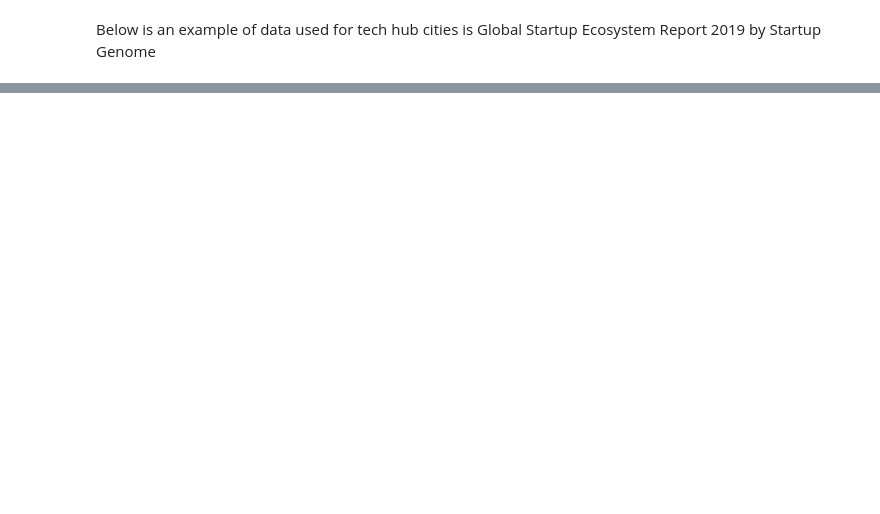
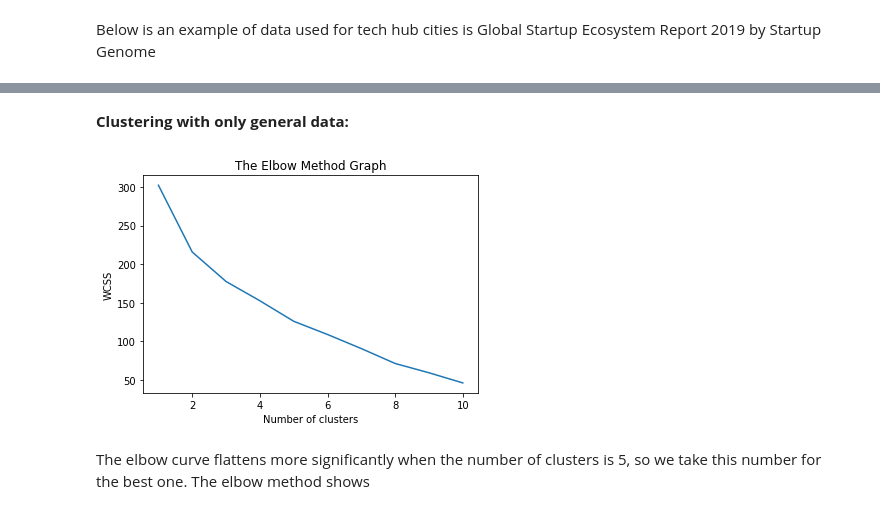
Before and after one commit to estoilkov/Coursera_Capstone, a Jupyter notebook: Capstone_Coursera_Final_Assignment.ipynb, the cells around one changed output, grey strips where cells are left out. Cells and saved outputs as stored; diff of their text form; code cells hidden in the pictures; blank space fills up the shorter version.

```diff
--- a/Capstone_Coursera_Final_Assignment.ipynb
+++ b/Capstone_Coursera_Final_Assignment.ipynb
@@ -46,0 +333,3 @@ Global Startup Ecosystem Report 2019 by Startup Genome </p>
+# %%
+tech_cities_venues = pd.read_csv('tech_cities_venues_2.csv')
+tech_cities_venues.shape
@@ -46,0 +340,3 @@ Global Startup Ecosystem Report 2019 by Startup Genome </p>
+# %%
+ddd = tech_cities_venues.groupby('city').count().reset_index()
+ddd
@@ -46,0 +361,4 @@ Global Startup Ecosystem Report 2019 by Startup Genome </p>
+# %%
+combined = citimerged.iloc[:,:3].join(ddd.set_index('city'), on='city')
+combined = combined.drop(['Unnamed: 0','City Latitude', 'City Longitude',	'Venue', 	'Venue Latitude', 	'Venue Longitude'], axis=1)
+combined
@@ -46,0 +527,37 @@ Global Startup Ecosystem Report 2019 by Startup Genome </p>
+# %% [markdown]
+<b> Clustering with only general data:</b>
+# %%
+X_1 = cities_large[['foborn', 'anpopgrowth', 'share500',
+       'povrate', 'masstransit', 'higher_educ', 'fo_tourists', 'dom_tourists',
+       'inf_mortality', 'life_exp_m', 'life_exp_f', 'physicians',
+       'anti_smoking', 'air_quality', 'retrofitted_city_vehic', 'bike_share',
+       'Wholesale', 'Real Estate & Rental & Leasing', 'Wholesale/Retail Trade',
+       'Business Services', 'Professional Services', 'Manufacturing',
+       'Services', 'Financial Operations', 'Finance, Rental & Leasing',
+       'Research and Advising', 'Trading and Logistics/Finances',
+       'Finance and Insurance', 'Wholesale & Retail',
+       'Professional, Scientific and Technical Services']]
+wcss=[]
+#we will compute the within cluster sum of squares and #appended to our wcss list.
+for i in range(1,11):
+    kmeans = KMeans(n_clusters=i, init ='k-means++', max_iter=300,  n_init=10, random_state=0 )
+    #i above is between 1-10 numbers. init parameter is the random #initialization method
+    #we select kmeans++ method. max_iter parameter the maximum number of iterations there can be to
+    #find the final clusters when the K-meands algorithm is running. we #enter the default value of 300
+    #the next parameter is n_init which is the number of times the #K_means algorithm will be run with
+    #different initial centroid.
+    kmeans.fit(X_1)
+    #kmeans algorithm fits to the X dataset
+    wcss.append(kmeans.inertia_)
+    #kmeans inertia_ attribute is:  Sum of squared distances of samples
+    #to their closest cluster center.
+    #4.Plot the elbow graph
+plt.plot(range(1,11),wcss)
+plt.title('The Elbow Method Graph')
+plt.xlabel('Number of clusters')
+plt.ylabel('WCSS')
+plt.show()
+# %% [output]
+[figure, added]
+# %% [markdown]
+The elbow curve flattens more significantly when the number of clusters is 5, so we take this number for the best one. The elbow method shows
```
Also changed, not shown: parts of 100 cells of this notebook.
